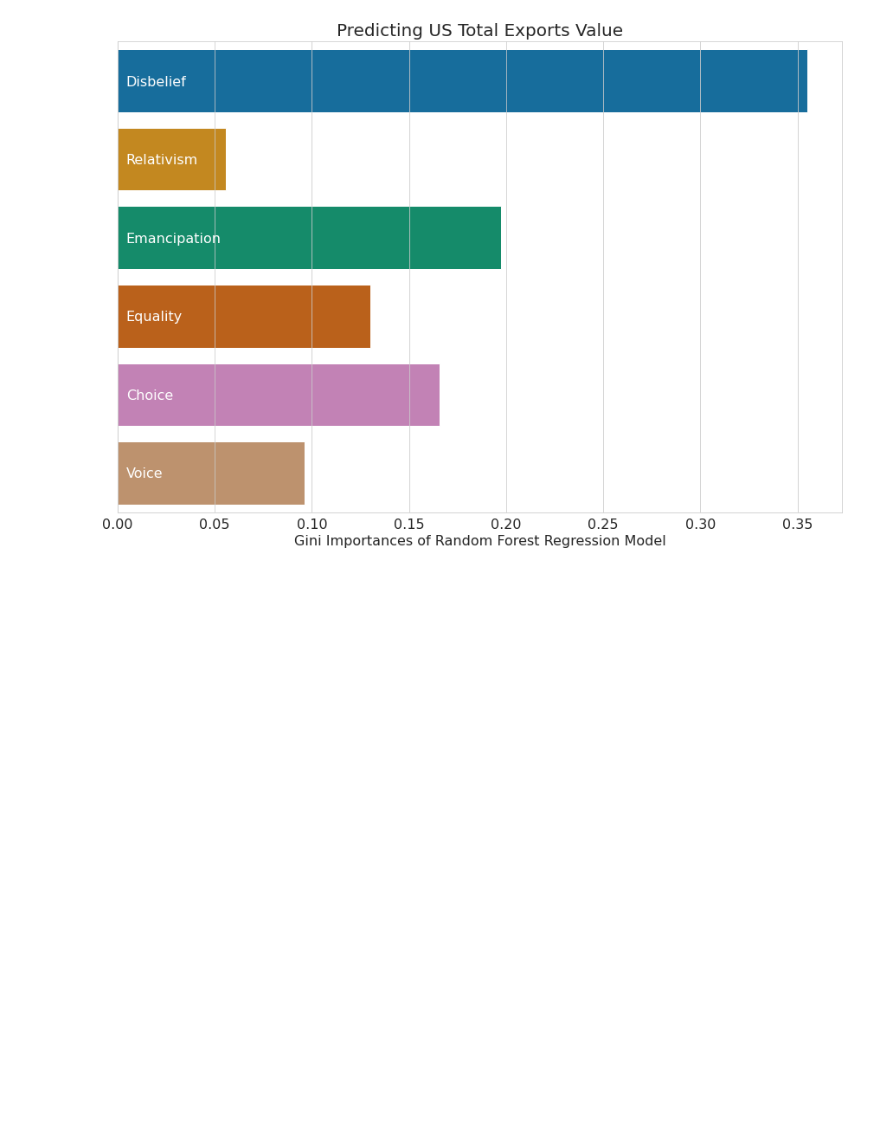
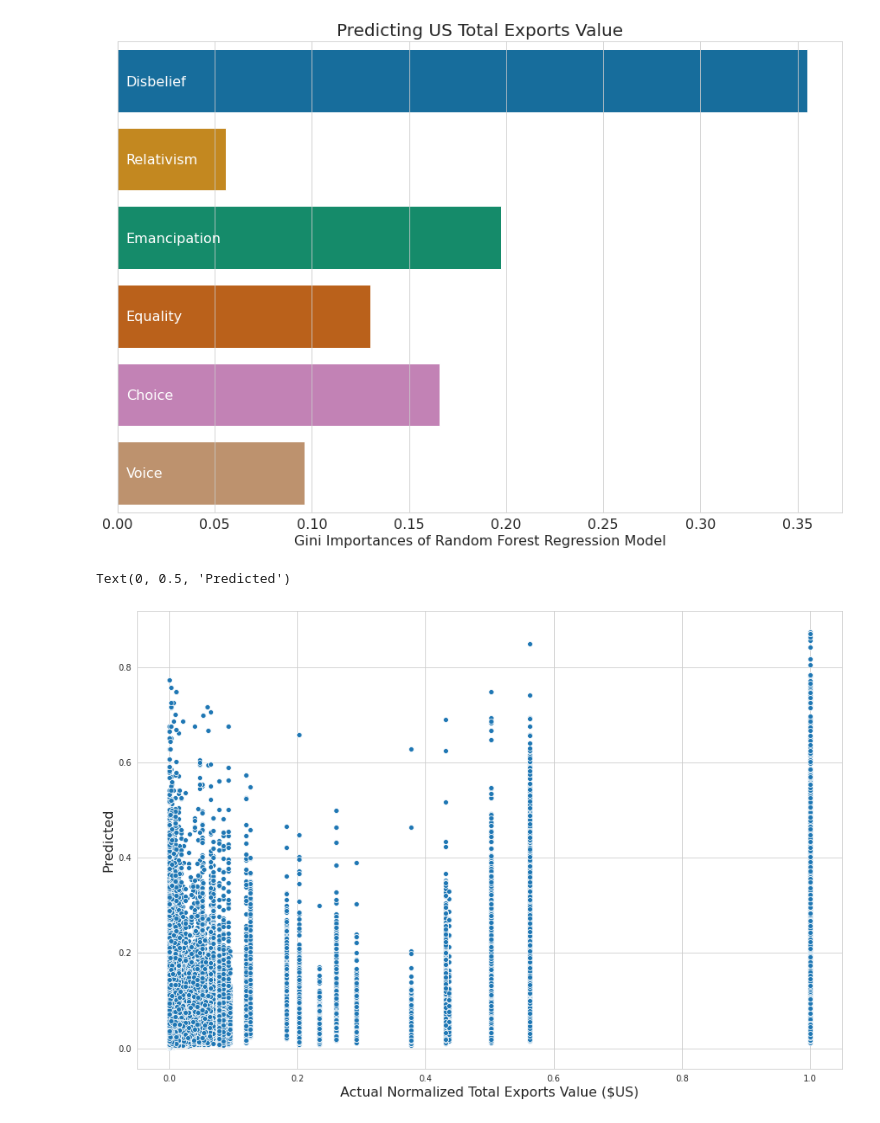
Before and after one commit to annahcasey/incub_project, a Jupyter notebook: WVS & US Trade/Values & Trade.ipynb, the cells around one changed output. Cells and saved outputs as stored; diff of their text form; code cells hidden in the pictures; blank space fills up the shorter version.

```diff
--- a/WVS & US Trade/Values & Trade.ipynb
+++ b/WVS & US Trade/Values & Trade.ipynb
@@ -660,3 +660,12 @@ plt.title('Predicting US Total Exports Value', size=20)
 plt.savefig('gini_importances.png')
 # %% [output]
 [figure]
+# %%
+plt.figure(figsize=(15,10))
+sns.scatterplot(x=y_test,y=pred)
+plt.xlabel("Actual Normalized Total Exports Value ($US)", size=16)
+plt.ylabel("Predicted", size=16)
+plt.
+# %% [output]
+Text(0, 0.5, 'Predicted')
+[figure, added]
```
Also changed, not shown: 2 other files.
